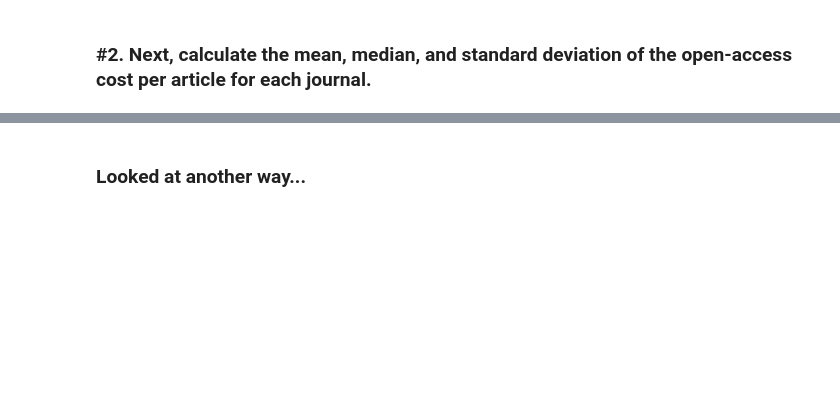
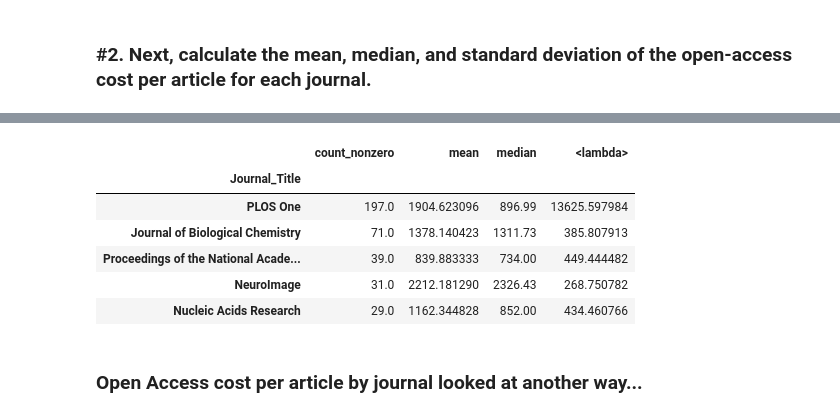
Before and after one commit to gahenton/thinkful, a Jupyter notebook: wellcome_data_cleaning_challenge.ipynb, the cells around one changed output, grey strips where cells are left out. Saved outputs shown, nothing was run; the diff lists cells and outputs as text; code cells hidden in the pictures; blank space fills up the shorter version.

```diff
--- a/wellcome_data_cleaning_challenge.ipynb
+++ b/wellcome_data_cleaning_challenge.ipynb
@@ -695,3 +702,29 @@ final_report[:5]
+# %%
+result = df.groupby('Journal_Title', as_index=False).agg([np.count_nonzero,
+                                                       np.mean,
+                                                       np.median,
+                                                       lambda x: np.std(x, ddof=0)])
+# %%
+# COST PER ARTICLE BY JOURNAL RESULTS:
+# NeuroImage: mean - 2212.181290, median - 2326.43, standard deviation - 268.750782
+# PLOS One: mean - 1904.623096, median - 896.99, standard deviation - 13625.597984
+# JBC: mean - 1378.140423, median - 1311.73, standard deviation - 385.807913
+# Nucleic Acids Research: mean - 1162.344828, median - 852.00, standard deviation - 434.460766
+# PNAS: mean - 839.883333, median - 734.00, standard deviation - 449.444482
+
+# Print final report in descending order by median cost for each journal:
+# The column titled "<lambda>" is Standard Deviation.
+final_report = result['Cost_to_Wellcome_in_GBP_plus_VAT'].sort_values(['count_nonzero'], ascending = False)
+
+final_report[:5]
+# %% [output]
+|  | count_nonzero | mean | median | <lambda> |
+| Journal_Title |  |  |  |  |
+| PLOS One | 197.0 | 1904.623096 | 896.99 | 13625.597984 |
+| Journal of Biological Chemistry | 71.0 | 1378.140423 | 1311.73 | 385.807913 |
+| Proceedings of the National Acade... | 39.0 | 839.883333 | 734.00 | 449.444482 |
+| NeuroImage | 31.0 | 2212.181290 | 2326.43 | 268.750782 |
+| Nucleic Acids Research | 29.0 | 1162.344828 | 852.00 | 434.460766 |
 # %% [markdown]
-### Looked at another way...
+### Open Access cost per article by journal looked at another way...
 # %%
```
Also changed, not shown: parts of 18 cells of this notebook.
